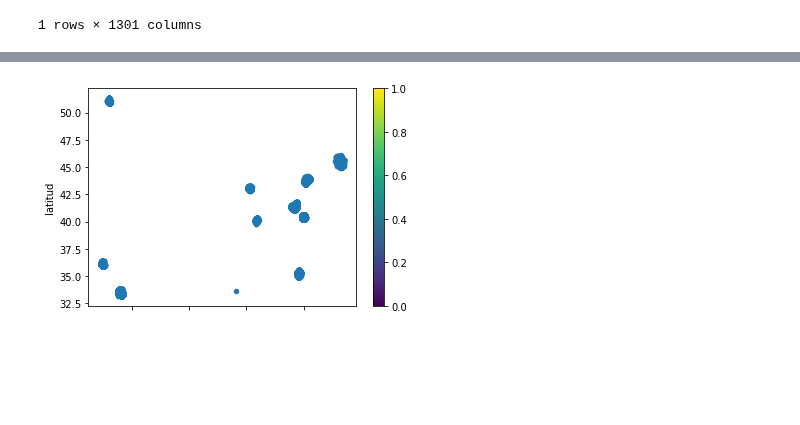
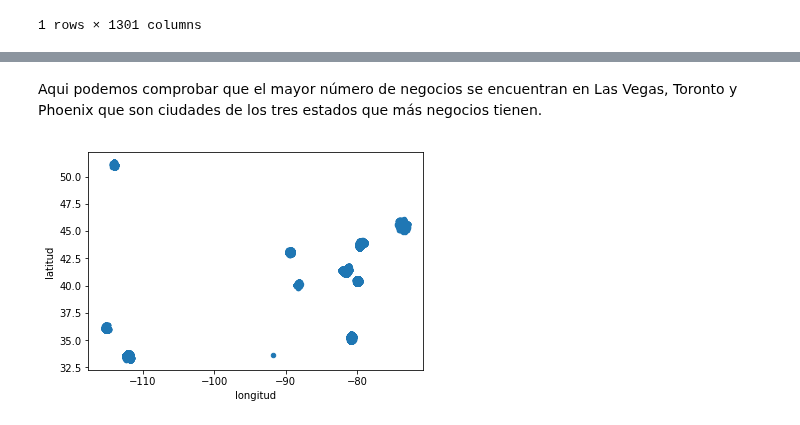
Before and after one commit to jcorrochanoj/DesafioFinalAD, a Jupyter notebook: Analisis_Negocios.ipynb, the cells around one changed output, grey strips where cells are left out. Saved outputs shown, nothing was run; the diff lists cells and outputs as text; code cells hidden in the pictures; blank space fills up the shorter version.

Commit message:
Analisis negocios

```diff
--- a/Analisis_Negocios.ipynb
+++ b/Analisis_Negocios.ipynb
@@ -209,8 +238,10 @@ a.sort_values(by="mean",axis=1, ascending=False)
+# %% [markdown]
+Aqui podemos comprobar que el mayor número de negocios se encuentran en Las Vegas, Toronto y Phoenix que son ciudades de los tres estados que más negocios tienen.
 # %%
-df.plot(kind="scatter", x="longitud", y="latitud", alpha=1,cmap=plt.get_cmap("jet"))
+df.plot(kind="scatter", x="longitud", y="latitud", alpha=1)
 plt.show()
 # %% [output]
-[figure, old version]
+[figure, new version]
 # %%
 grouped = df.groupby('estado')
 dfAz=grouped.get_group("AZ")
```
Also changed, not shown: parts of 26 cells of this notebook.
